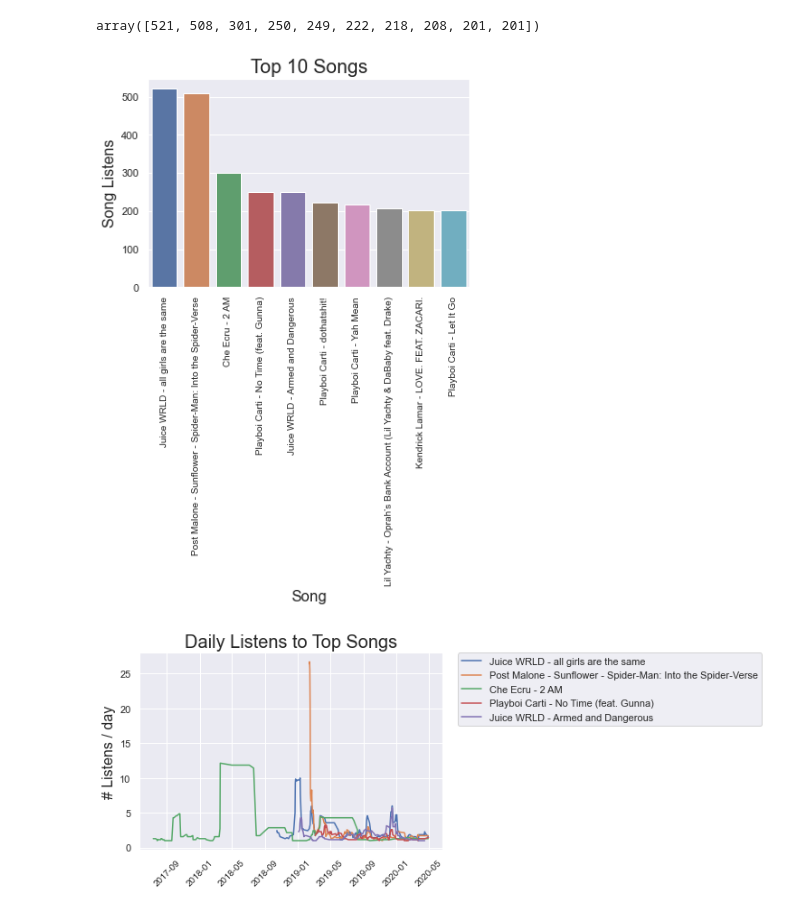
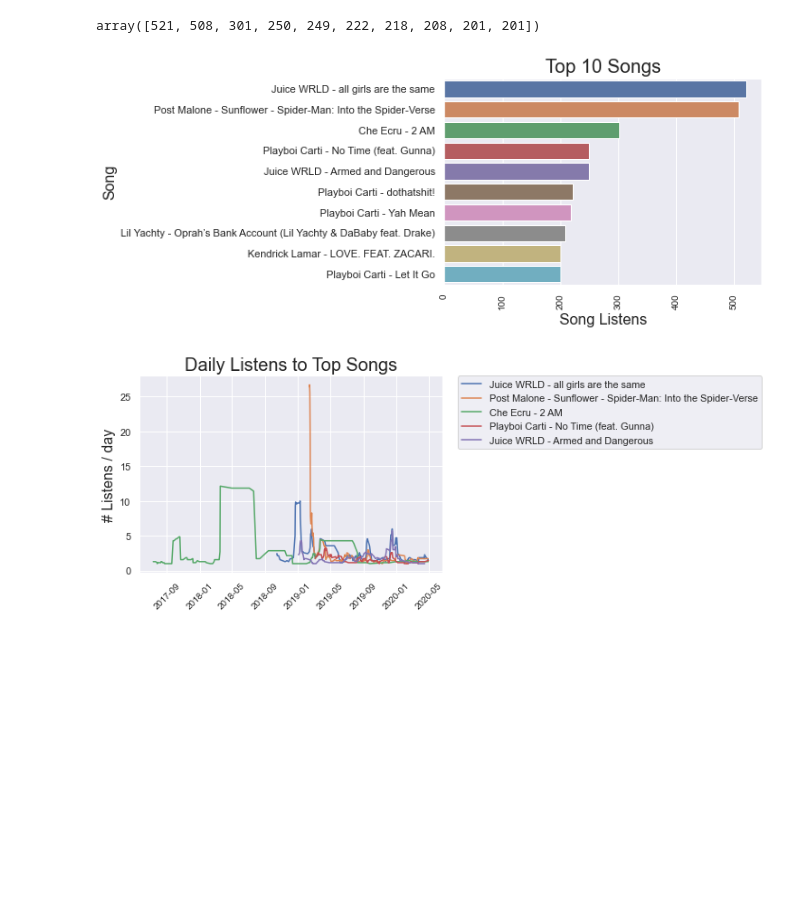
Before and after one commit to LeChase/spotify_hist, a Jupyter notebook: habit_analysis.ipynb, the cells around one changed output. Drawn from its saved outputs; the diff is of its cells as text; code cells hidden in the pictures; blank space fills up the shorter version.

```diff
--- a/habit_analysis.ipynb
+++ b/habit_analysis.ipynb
@@ -444,14 +444,14 @@ array([521, 508, 301, 250, 249, 222, 218, 208, 201, 201])
 # %%
 plt.figure()
 song_titles = ['{} - {}'.format(artist, song) for song, artist in top_10_songs.index]
-sns.barplot(x = song_titles, y = top_10_songs.values, )
+sns.barplot(y = song_titles, x = top_10_songs.values, orient = 'h')
 plt.title('Top 10 Songs', fontsize = 20)
-plt.ylabel('Song Listens', fontsize=16)
-plt.xlabel('Song', fontsize=16)
+plt.xlabel('Song Listens', fontsize=16)
+plt.ylabel('Song', fontsize=16)
 plt.xticks(rotation=90, fontsize = 10)
 plt.show()
 # %% [output]
-[figure, old version]
+[figure, new version]
 # %%
 to_plot_songs = {'{} - {}'.format(artist, song): get_song_series(df, song).rolling(7).mean() for song, artist in top_5_songs.index}
 
```
